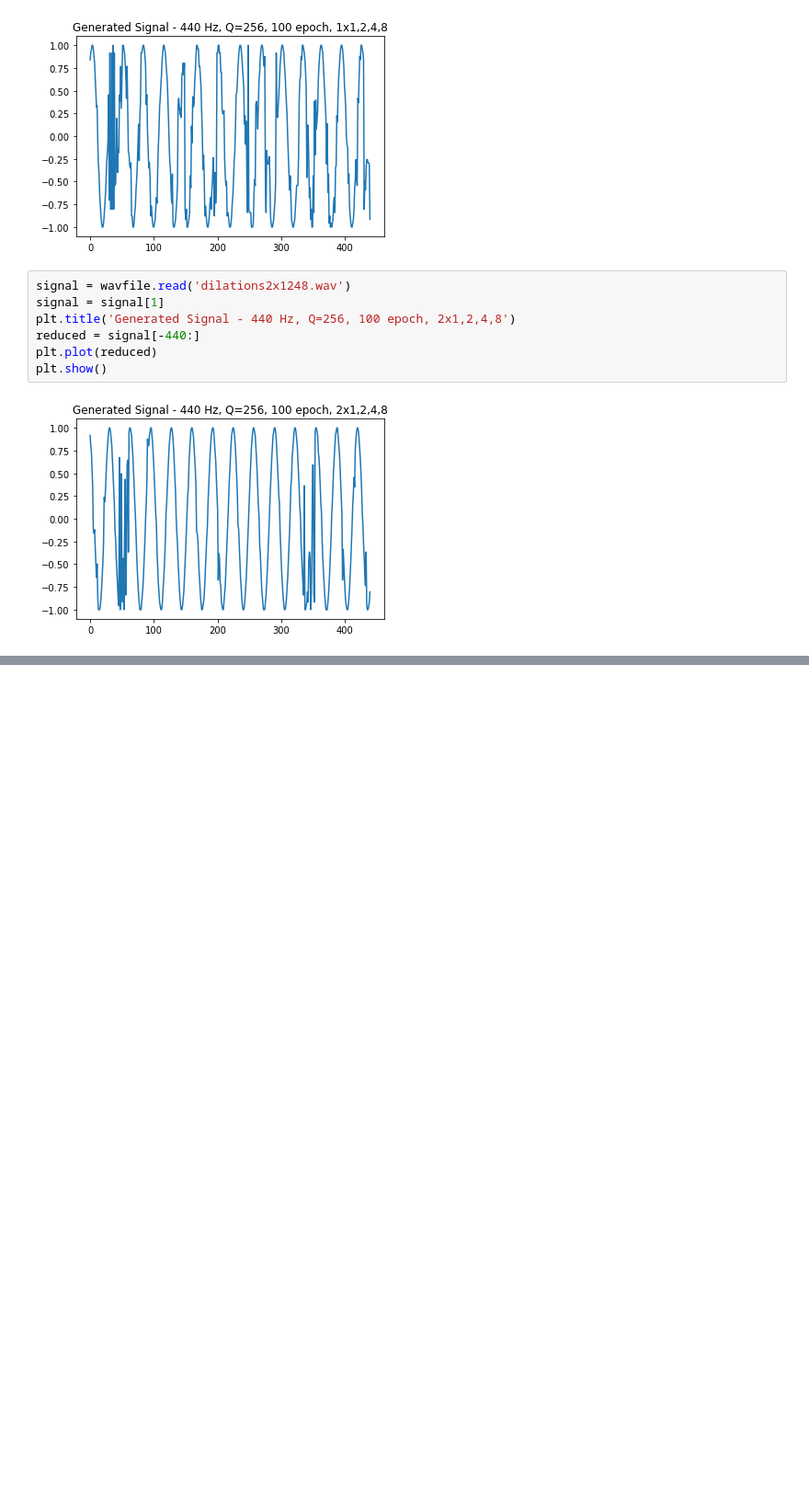
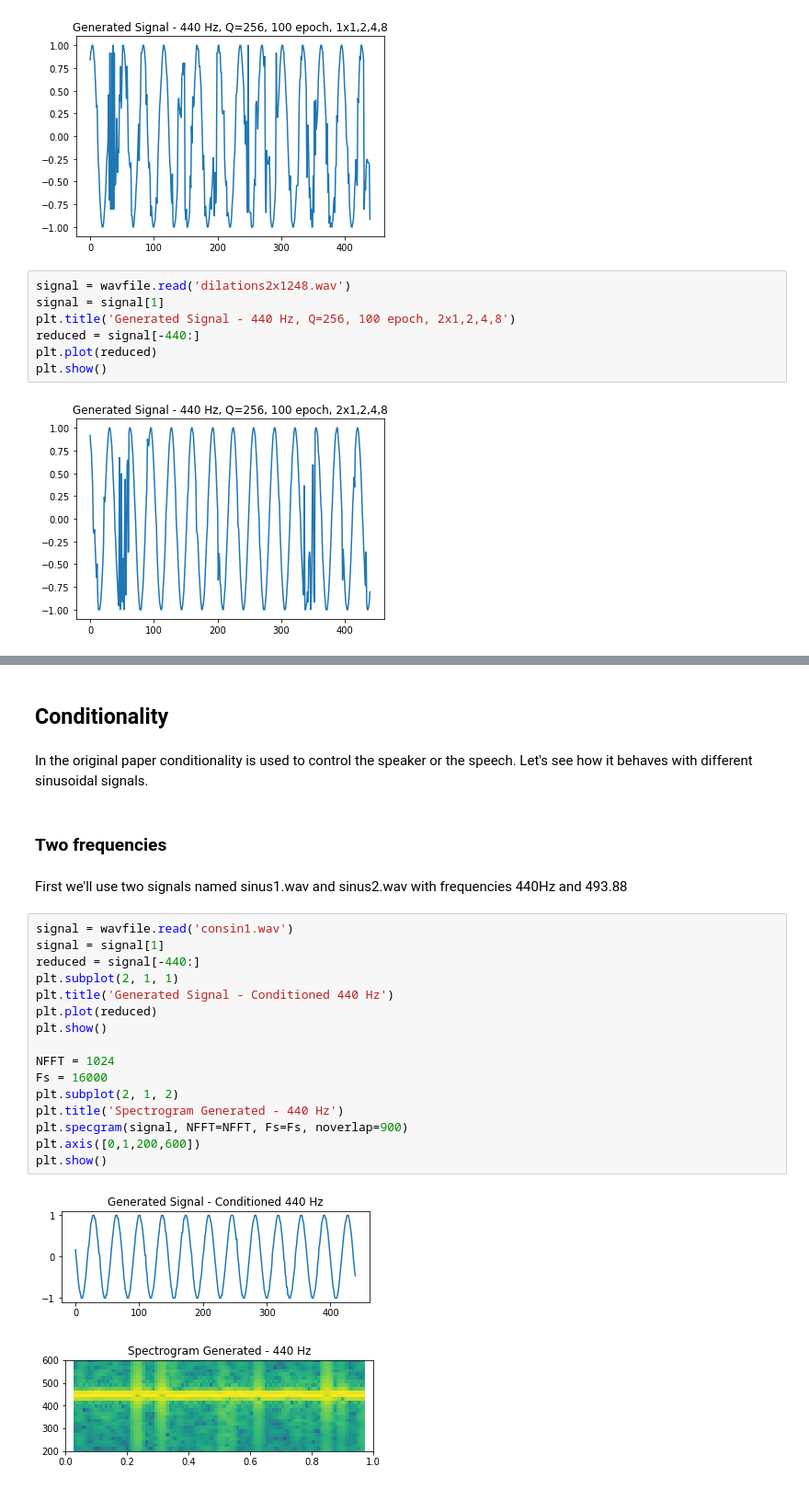
Before and after one commit to aleixcm/tensorflow-wavenet, a Jupyter notebook: wavenetExperiments.ipynb, the cells around one changed output, grey strips where cells are left out. Shown: that part at 92% size. Drawn from its saved outputs; the diff is of its cells as text; blank space fills up the shorter version.

```diff
--- a/wavenetExperiments.ipynb
+++ b/wavenetExperiments.ipynb
@@ -114,0 +131,27 @@ plt.show()
+# %% [markdown]
+## Conditionality
+# %% [markdown]
+In the original paper conditionality is used to control the speaker or the speech. Let's see how it behaves with different sinusoidal signals.
+# %% [markdown]
+### Two frequencies
+# %% [markdown]
+First we'll use two signals named sinus1.wav and sinus2.wav with frequencies 440Hz and 493.88
+# %%
+signal = wavfile.read('consin1.wav')
+signal = signal[1]
+reduced = signal[-440:]
+plt.subplot(2, 1, 1)
+plt.title('Generated Signal - Conditioned 440 Hz')
+plt.plot(reduced)
+plt.show()
+
+NFFT = 1024
+Fs = 16000
+plt.subplot(2, 1, 2)
+plt.title('Spectrogram Generated - 440 Hz')
+plt.specgram(signal, NFFT=NFFT, Fs=Fs, noverlap=900)
+plt.axis([0,1,200,600])
+plt.show()
+# %% [output]
+[figure, added]
+[figure, added]
```
Also changed, not shown: parts of 23 cells of this notebook, 21 other files.
